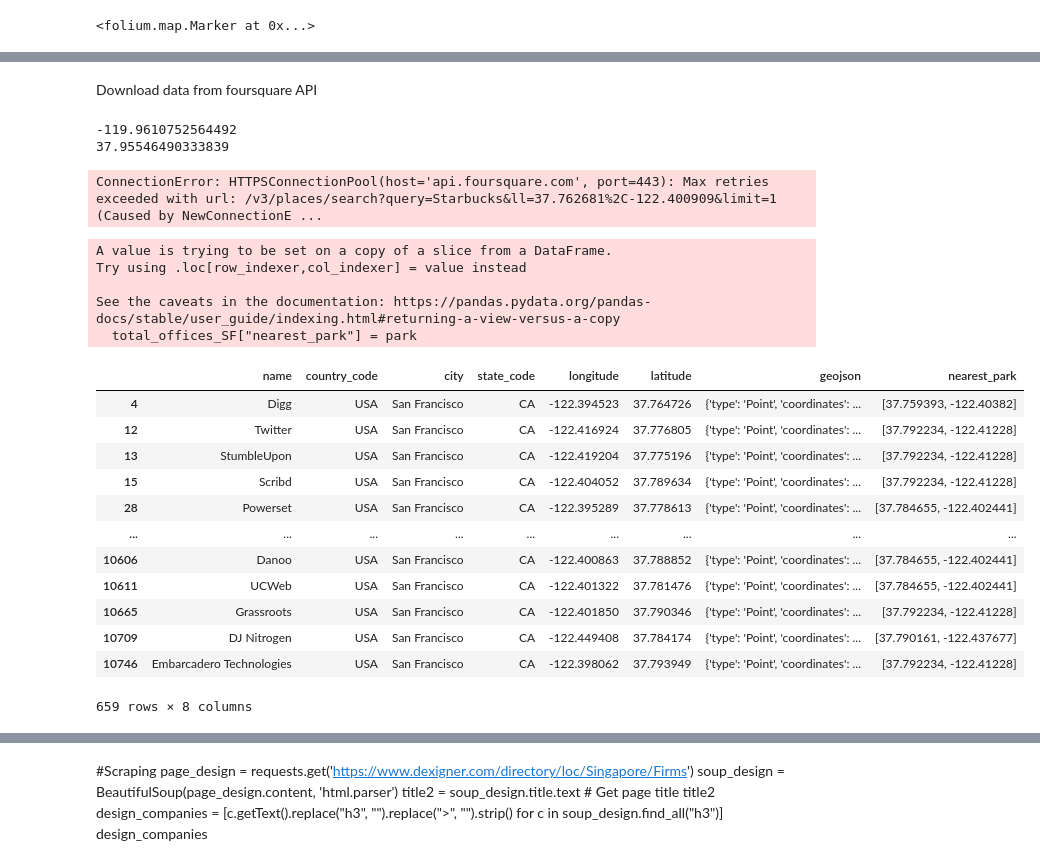
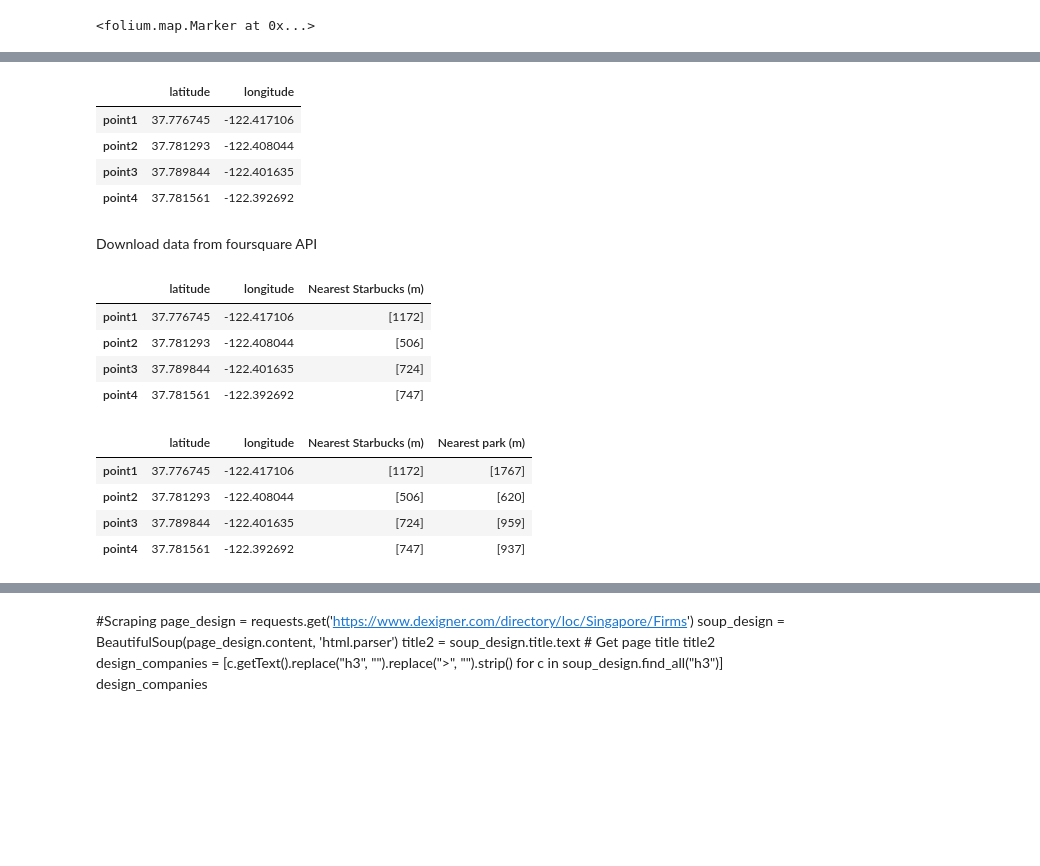
Before and after one commit to litosmunoz/Exploring-San-Francisco, a Jupyter notebook: output/main.ipynb, the cells around one changed output, grey strips where cells are left out. Cells and saved outputs as stored; diff of their text form; code cells hidden in the pictures; blank space fills up the shorter version.

```diff
--- a/output/main.ipynb
+++ b/output/main.ipynb
@@ -244,0 +259,12 @@ point2.add_to(san_fran_map)
+# %%
+point4_lat = 37.78156089058974
+point4_long = -122.39269183945797
+
+icon = Icon(color = "red",
+            opacity = 0.1,
+            prefix = "fa",
+            icon = "map-pin",
+            icon_color = "white"
+)
+point4 = Marker(location = [point4_lat, point4_long], tooltip="Potential Location 4", icon=icon)
+point4.add_to(san_fran_map)
@@ -249,3 +279,19 @@ san_fran_map
+# %%
+key_locations_ = pd.DataFrame({
+'point1' : [point1_lat, point1_long],
+'point2' : [point2_lat, point2_long],
+'point3' : [point3_lat, point3_long],
+'point4' : [point4_lat, point4_long]},
+index = ['latitude', 'longitude'] )
+
+key_locations = key_locations_.transpose()
+key_locations
+# %% [output]
+|  | latitude | longitude |
+| point1 | 37.776745 | -122.417106 |
+| point2 | 37.781293 | -122.408044 |
+| point3 | 37.789844 | -122.401635 |
+| point4 | 37.781561 | -122.392692 |
 # %% [markdown]
 Download data from foursquare API
 # %%
@@ -266,9 +311,3 @@ parks = '16032'
-# %%
-print(total_offices_SF['longitude'].mean())
-print(total_offices_SF['latitude'].mean())
-# %% [output]
--119.9610752564492
-37.95546490333839
 # %%
 def foursquare_query (query, lat, lon):
 
@@ -279,9 +318,6 @@ def foursquare_query (query, lat, lon):
 
     list = []
     for i in response["results"]:
-
-        lat = i["geocodes"]["main"]["latitude"]
-        lon = i["geocodes"]["main"]["longitude"]
         distance = i["distance"]
 
         list.append(distance)
@@ -290,9 +326,13 @@ def foursquare_query (query, lat, lon):
 # %%
 query = 'Starbucks' #Starbucks
 starbucks=[]
-for i in zip(total_offices_SF["latitude"],total_offices_SF["longitude"]):
+for i in zip(key_locations["latitude"],key_locations["longitude"]):
     starbucks.append(foursquare_query(query,i[0],i[1]))
-total_offices_SF["Nearest Starbucks (m)"] = starbucks
-total_offices_SF
+key_locations["Nearest Starbucks (m)"] = starbucks
+key_locations
 # %% [output]
-ConnectionError: HTTPSConnectionPool(host='api.foursquare.com', port=443): Max retries exceeded with url: /v3/places/search?query=Starbucks&ll=37.762681%2C-122.400909&limit=1 (Caused by NewConnectionE ...
+|  | latitude | longitude | Nearest Starbucks (m) |
+| point1 | 37.776745 | -122.417106 | [1172] |
+| point2 | 37.781293 | -122.408044 | [506] |
+| point3 | 37.789844 | -122.401635 | [724] |
+| point4 | 37.781561 | -122.392692 | [747] |
@@ -319,26 +357,13 @@ def foursquare_cat (category, lat, lon):
 # %%
 category = 16032 #Outdoor Parks
 park=[]
-for i in zip(total_offices_SF["latitude"],total_offices_SF["longitude"]):
+for i in zip(key_locations["latitude"],key_locations["longitude"]):
     park.append(foursquare_cat(category,i[0],i[1]))
-total_offices_SF["nearest_park"] = park
-total_offices_SF
+key_locations["Nearest park (m)"] = park
+key_locations
 # %% [output]
-A value is trying to be set on a copy of a slice from a DataFrame.
-Try using .loc[row_indexer,col_indexer] = value instead
-
-See the caveats in the documentation: https://pandas.pydata.org/pandas-docs/stable/user_guide/indexing.html#returning-a-view-versus-a-copy
-  total_offices_SF["nearest_park"] = park
-|  | name | country_code | city | state_code | longitude | latitude | geojson | nearest_park |
-| 4 | Digg | USA | San Francisco | CA | -122.394523 | 37.764726 | {'type': 'Point', 'coordinates': ... | [37.759393, -122.40382] |
-| 12 | Twitter | USA | San Francisco | CA | -122.416924 | 37.776805 | {'type': 'Point', 'coordinates': ... | [37.792234, -122.41228] |
-| 13 | StumbleUpon | USA | San Francisco | CA | -122.419204 | 37.775196 | {'type': 'Point', 'coordinates': ... | [37.792234, -122.41228] |
-| 15 | Scribd | USA | San Francisco | CA | -122.404052 | 37.789634 | {'type': 'Point', 'coordinates': ... | [37.792234, -122.41228] |
-| 28 | Powerset | USA | San Francisco | CA | -122.395289 | 37.778613 | {'type': 'Point', 'coordinates': ... | [37.784655, -122.402441] |
-| ... | ... | ... | ... | ... | ... | ... | ... | ... |
-| 10606 | Danoo | USA | San Francisco | CA | -122.400863 | 37.788852 | {'type': 'Point', 'coordinates': ... | [37.784655, -122.402441] |
-| 10611 | UCWeb | USA | San Francisco | CA | -122.401322 | 37.781476 | {'type': 'Point', 'coordinates': ... | [37.784655, -122.402441] |
-| 10665 | Grassroots | USA | San Francisco | CA | -122.401850 | 37.790346 | {'type': 'Point', 'coordinates': ... | [37.792234, -122.41228] |
-| 10709 | DJ Nitrogen | USA | San Francisco | CA | -122.449408 | 37.784174 | {'type': 'Point', 'coordinates': ... | [37.790161, -122.437677] |
-| 10746 | Embarcadero Technologies | USA | San Francisco | CA | -122.398062 | 37.793949 | {'type': 'Point', 'coordinates': ... | [37.792234, -122.41228] |
+|  | latitude | longitude | Nearest Starbucks (m) | Nearest park (m) |
+| point1 | 37.776745 | -122.417106 | [1172] | [1767] |
+| point2 | 37.781293 | -122.408044 | [506] | [620] |
+| point3 | 37.789844 | -122.401635 | [724] | [959] |
+| point4 | 37.781561 | -122.392692 | [747] | [937] |
-659 rows × 8 columns
```
Also changed, not shown: parts of 24 cells of this notebook.
